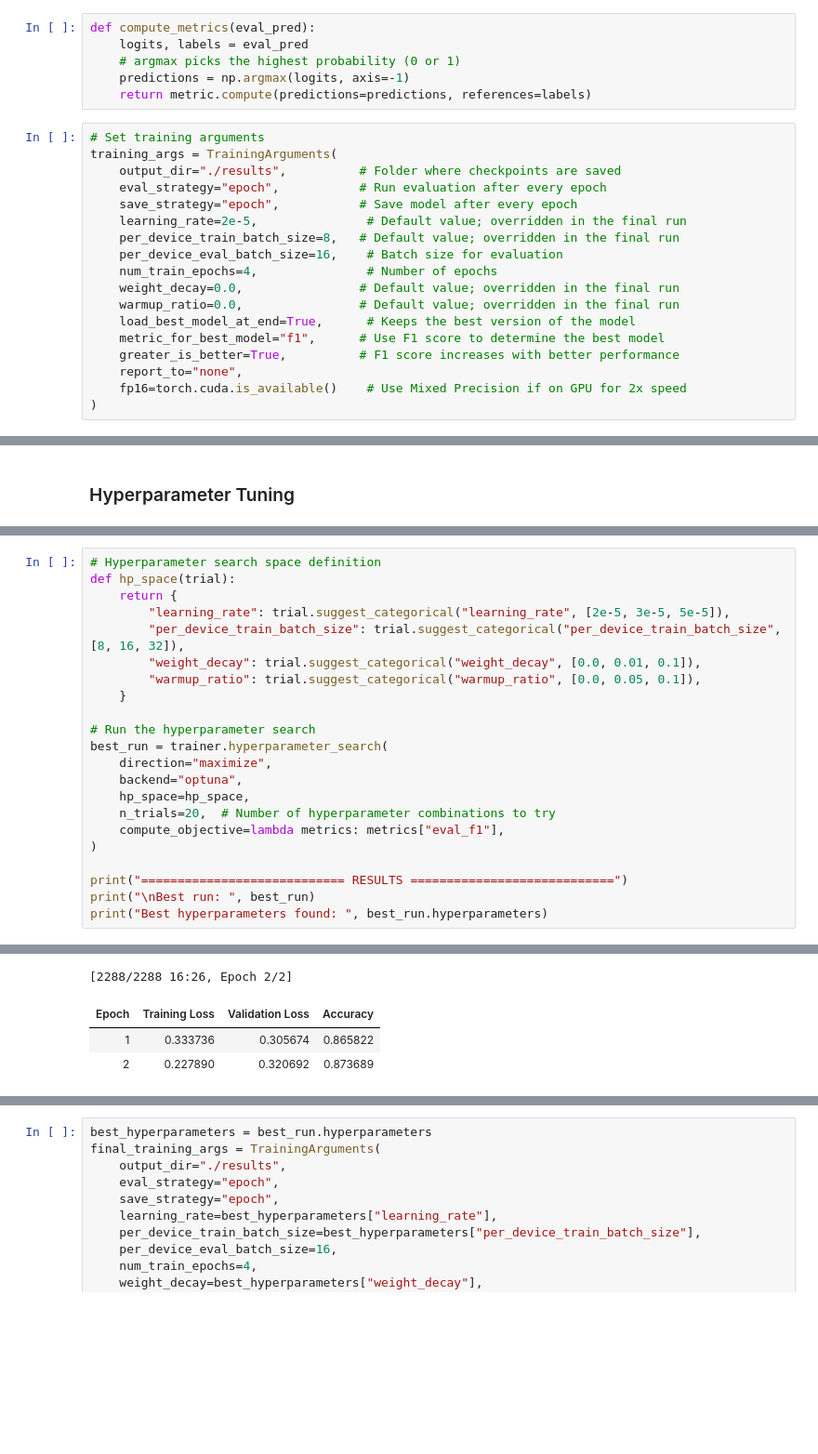
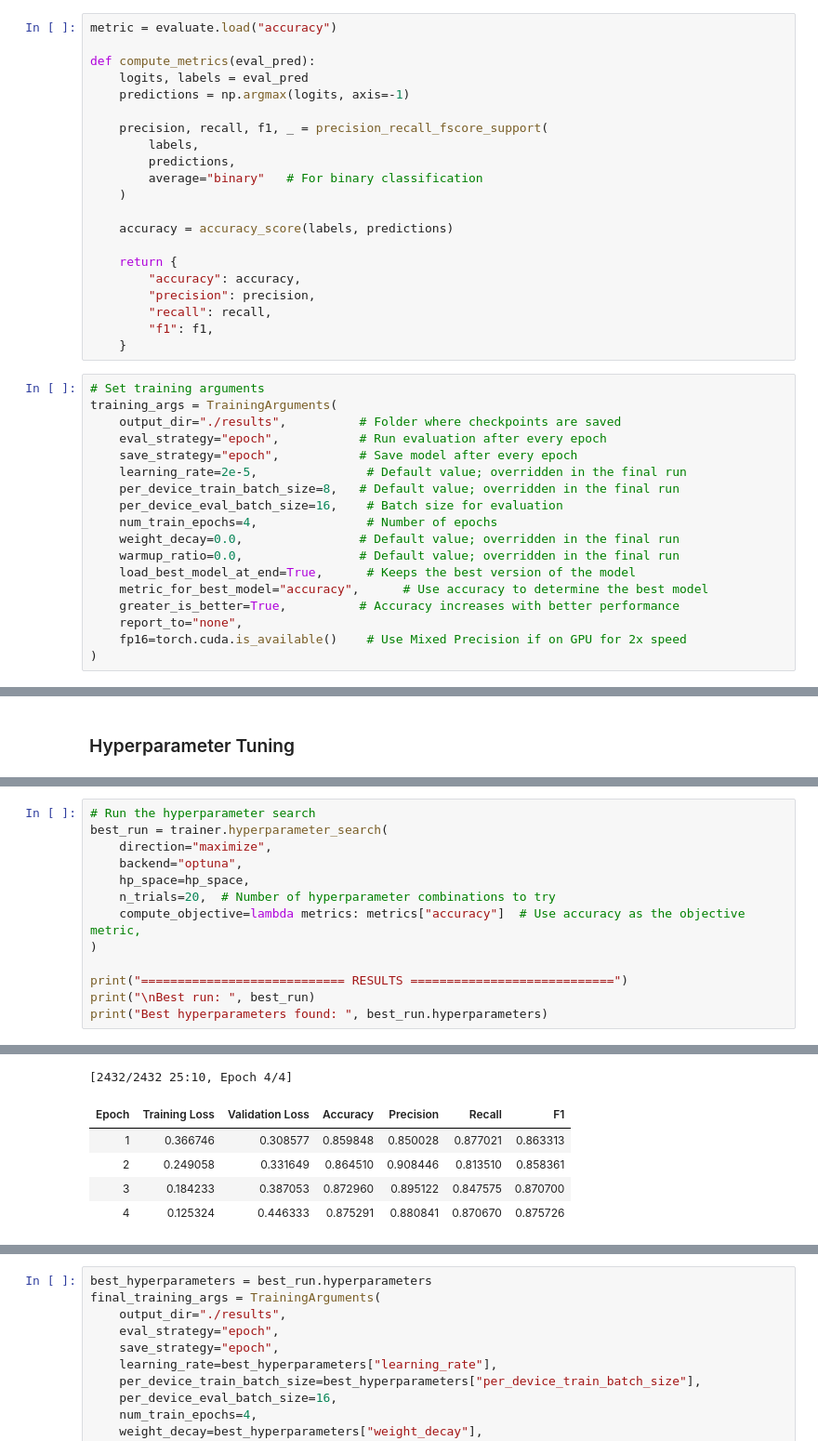
Before and after one commit to lemonmelonn/devanasokan_fyp, a Jupyter notebook: 05_model_training/model4_distilbert_tuning.ipynb, the cells around one changed output, grey strips where cells are left out. Shown at 93% size. Saved outputs shown, nothing was run; the diff lists cells and outputs as text; blank space fills up the shorter version.

Commit message:
distilbert training 25/7

```diff
--- a/05_model_training/model4_distilbert_tuning.ipynb
+++ b/05_model_training/model4_distilbert_tuning.ipynb
@@ -141,9 +162,24 @@ metric = evaluate.load("accuracy")
 # %%
+metric = evaluate.load("accuracy")
+
 def compute_metrics(eval_pred):
     logits, labels = eval_pred
-    # argmax picks the highest probability (0 or 1)
     predictions = np.argmax(logits, axis=-1)
-    return metric.compute(predictions=predictions, references=labels)
+
+    precision, recall, f1, _ = precision_recall_fscore_support(
+        labels,
+        predictions,
+        average="binary"   # For binary classification
+    )
+
+    accuracy = accuracy_score(labels, predictions)
+
+    return {
+        "accuracy": accuracy,
+        "precision": precision,
+        "recall": recall,
+        "f1": f1,
+    }
 # %%
 # Set training arguments
 training_args = TrainingArguments(
@@ -157,8 +193,8 @@ training_args = TrainingArguments(
     weight_decay=0.0,                # Default value; overridden in the final run
     warmup_ratio=0.0,                # Default value; overridden in the final run
     load_best_model_at_end=True,      # Keeps the best version of the model
-    metric_for_best_model="f1",      # Use F1 score to determine the best model
-    greater_is_better=True,          # F1 score increases with better performance
+    metric_for_best_model="accuracy",      # Use accuracy to determine the best model
+    greater_is_better=True,          # Accuracy increases with better performance
     report_to="none",
     fp16=torch.cuda.is_available()    # Use Mixed Precision if on GPU for 2x speed
 )
@@ -196,20 +243,11 @@ Notes:
 # %%
-# Hyperparameter search space definition
-def hp_space(trial):
-    return {
-        "learning_rate": trial.suggest_categorical("learning_rate", [2e-5, 3e-5, 5e-5]),
-        "per_device_train_batch_size": trial.suggest_categorical("per_device_train_batch_size", [8, 16, 32]),
-        "weight_decay": trial.suggest_categorical("weight_decay", [0.0, 0.01, 0.1]),
-        "warmup_ratio": trial.suggest_categorical("warmup_ratio", [0.0, 0.05, 0.1]),
-    }
-
 # Run the hyperparameter search
 best_run = trainer.hyperparameter_search(
     direction="maximize",
     backend="optuna",
     hp_space=hp_space,
     n_trials=20,  # Number of hyperparameter combinations to try
-    compute_objective=lambda metrics: metrics["eval_f1"],
+    compute_objective=lambda metrics: metrics["accuracy"]  # Use accuracy as the objective metric,
 )
 
 print("============================ RESULTS ============================")
@@ -232,10 +270,12 @@ classifier.bias         | MISSING    |
 
 Notes:
 - UNEXPECTED    :can be ignored when loading from different task/architecture; not ok if you expect identical arch.
 - MISSING       :those params were newly initialized because missing from the checkpoint. Consider training on your downstream task.
-[2288/2288 16:26, Epoch 2/2]
+[2432/2432 25:10, Epoch 4/4]
-| Epoch | Training Loss | Validation Loss | Accuracy |
-| 1 | 0.333736 | 0.305674 | 0.865822 |
-| 2 | 0.227890 | 0.320692 | 0.873689 |
+| Epoch | Training Loss | Validation Loss | Accuracy | Precision | Recall | F1 |
+| 1 | 0.366746 | 0.308577 | 0.859848 | 0.850028 | 0.877021 | 0.863313 |
+| 2 | 0.249058 | 0.331649 | 0.864510 | 0.908446 | 0.813510 | 0.858361 |
+| 3 | 0.184233 | 0.387053 | 0.872960 | 0.895122 | 0.847575 | 0.870700 |
+| 4 | 0.125324 | 0.446333 | 0.875291 | 0.880841 | 0.870670 | 0.875726 |
 There were missing keys in the checkpoint model loaded: ['distilbert.embeddings.LayerNorm.weight', 'distilbert.embeddings.LayerNorm.bias'].
 There were unexpected keys in the checkpoint model loaded: ['distilbert.embeddings.LayerNorm.beta', 'distilbert.embeddings.LayerNorm.gamma'].
```
Also changed, not shown: parts of 14 cells of this notebook, 1 other file.
